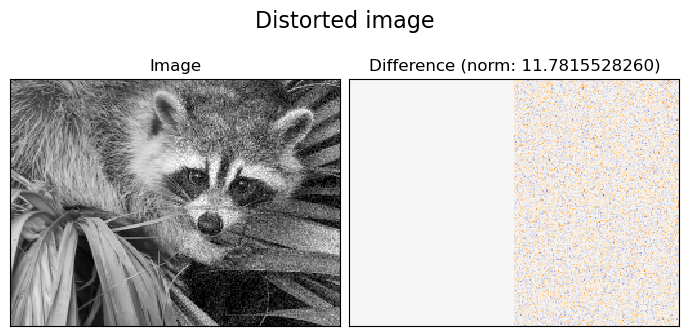
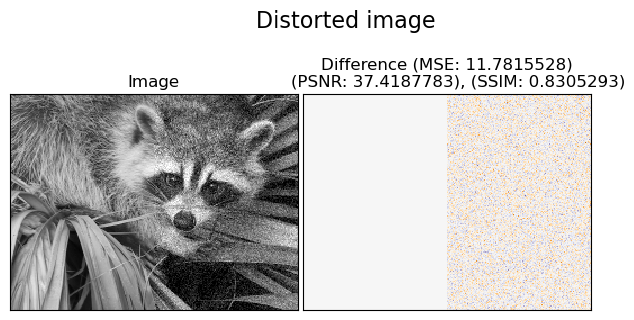
Unified diff of the notebook cell whose output changed from the first chart to the second:
--- before
+++ after
@@ -10,5 +10,11 @@
     difference = image - reference
 
-    plt.title('Difference (norm: %.10f)' % np.sqrt(np.sum(difference**2)))
+    MSE = np.sqrt(np.sum(difference**2))
+    PSNR = 20 * np.log10(255 / np.sqrt(MSE))
+    SSIM = ssim(reference, image, data_range = 1)
+    
+    plt.title(f'''Difference (MSE: {MSE:.7f})
+    (PSNR: {PSNR:.7f}), (SSIM: {SSIM:.7f})''')
+    
     plt.imshow(
         difference, vmin=-0.5, vmax=0.5, cmap=plt.cm.PuOr, interpolation='nearest'
@@ -17,5 +23,5 @@
     plt.yticks(())
     plt.suptitle(title, size=16)
-    plt.subplots_adjust(.02, .02, .98, .77, .02, .2)
+    plt.subplots_adjust(.02, .02, .85, .77, .02, .2)
 
 show_with_diff(distorted, raccoon_face, 'Distorted image')

Commit: Updated Denoising Comparison examples to include PSNR and SSIM metrics.